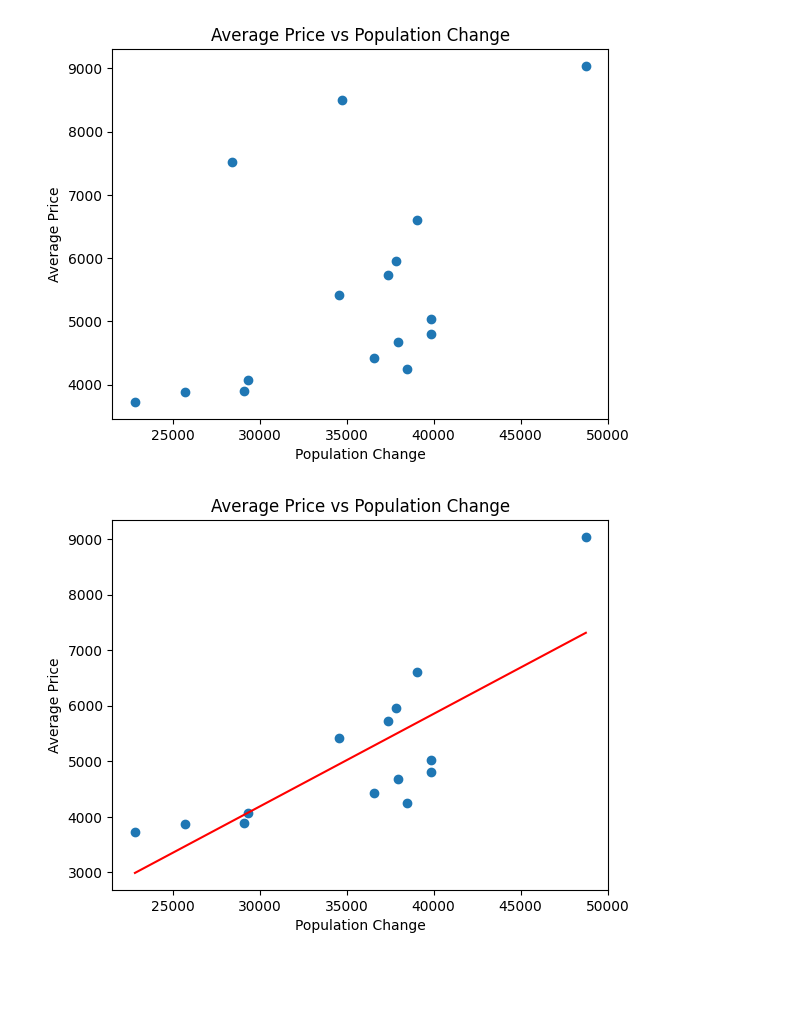
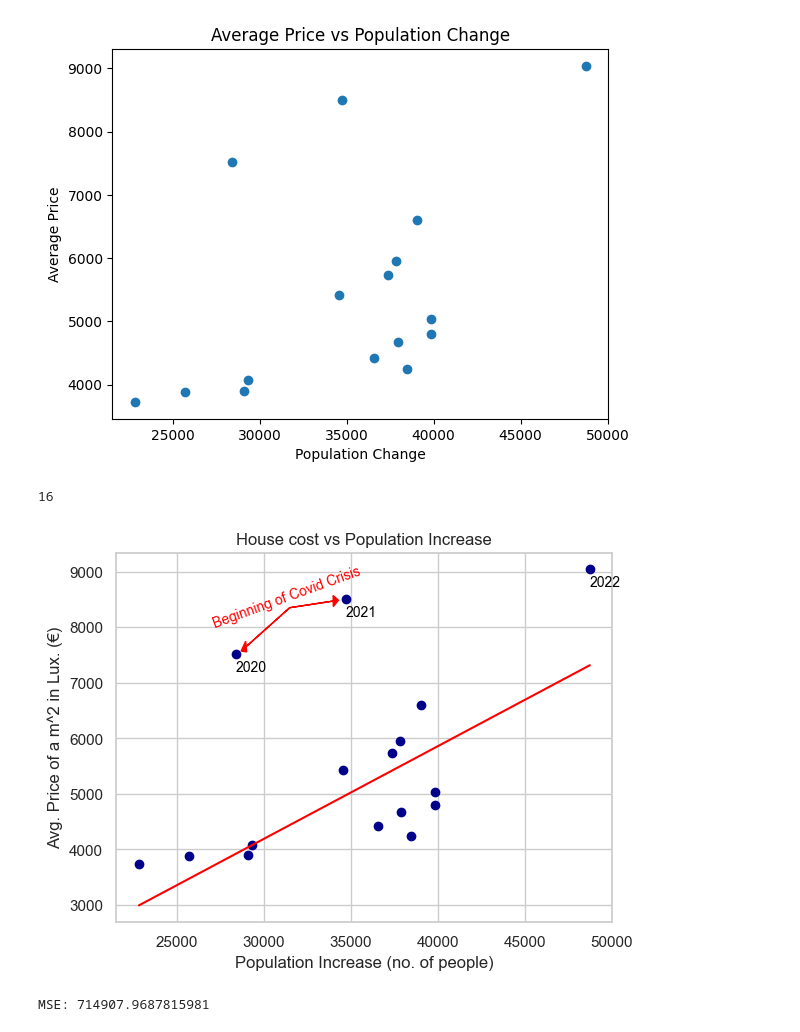
Before and after one commit to Paulo-Oliva/ds4h-project, a Jupyter notebook: 4_correlation_analysis.ipynb, the cells around one changed output. Saved outputs shown, nothing was run; the diff lists cells and outputs as text; code cells hidden in the pictures; blank space fills up the shorter version.

```diff
--- a/4_correlation_analysis.ipynb
+++ b/4_correlation_analysis.ipynb
@@ -258,37 +261,61 @@ array([[3726.4935],
        [9040.1925]])
 [figure]
 # %%
+import matplotlib.patches as patches
 # Perform a regression analysis to see if there's a correlation between the average price and the population change
 from sklearn.linear_model import LinearRegression
 
 reg_X = X.copy()
 reg_y = y.copy()
 
 # Remove the 2 penultimate elements from the arrays since they are outliers (the last element should stay)
 reg_X = reg_X[:-3]
 # Add the last element of X to reg_X
 reg_X = np.append(reg_X, X[-1]).reshape(-1, 1)
 reg_y = reg_y[:-3]
 # Add the last element of y to reg_y
 reg_y = np.append(reg_y, y[-1]).reshape(-1, 1)
 
-
 # Sort the X values from smallest to largest and the y values accordingly
 sorted_indices = np.argsort(reg_X.flatten())
 reg_X = reg_X[sorted_indices]
 reg_y = reg_y[sorted_indices]
 
 reg = LinearRegression().fit(reg_X, reg_y)
 
+print(len(X))
+outlier_indices = [13, 14, 15]
+
 fig, ax = plt.subplots()
-plt.scatter(reg_X, reg_y)
+# Apply a nice color palette
+plt.scatter(X, y, color="darkblue")
+
+# Highlight outliers
+# average of x and y values
+for i, idx in enumerate(outlier_indices):
+    x_outlier = X[idx]
+    y_outlier = y[idx]
+    plt.annotate(f"{2020+i}", xy=(x_outlier, y_outlier - 300), fontsize=10, color="black")
+
+plt.annotate("Beginning of Covid Crisis", rotation=20, xy=(25000 + 2000, 8000), fontsize=10, color="red")
+# Add an arrow pointing to the outlier
+plt.arrow(25000 + 6500, 8000 + 350, 2500, +120, head_width=200, head_length=300, fc='red', ec='red')
+plt.arrow(25000 + 6500, 8000 + 350, -2500, -700, head_width=200, head_length=300, fc='red', ec='red')
+
 plt.plot(reg_X, reg.predict(reg_X), color="red")
-plt.xlabel("Population Change")
-plt.ylabel("Average Price")
-plt.title("Average Price vs Population Change")
+plt.xlabel("Population Increase (no. of people)")
+plt.ylabel("Avg. Price of a m^2 in Lux. (€)")
+plt.title("House cost vs Population Increase")
+# plt.savefig("house_cost_vs_population_increase.svg", format="svg")
 plt.show()
+
+# MSE of the regression
+mse = np.mean((reg.predict(reg_X) - reg_y)**2)
+print(f"MSE: {mse}")
 # %% [output]
+16
-[figure, old version]
+[figure, new version]
+MSE: 714907.9687815981
 # %%
 log_y = np.log(reg_y)
 linear_coefficients = np.polyfit(reg_X.flatten(), log_y.flatten(), 1)
```
Also changed, not shown: parts of 2 cells of this notebook, 3 other files.
